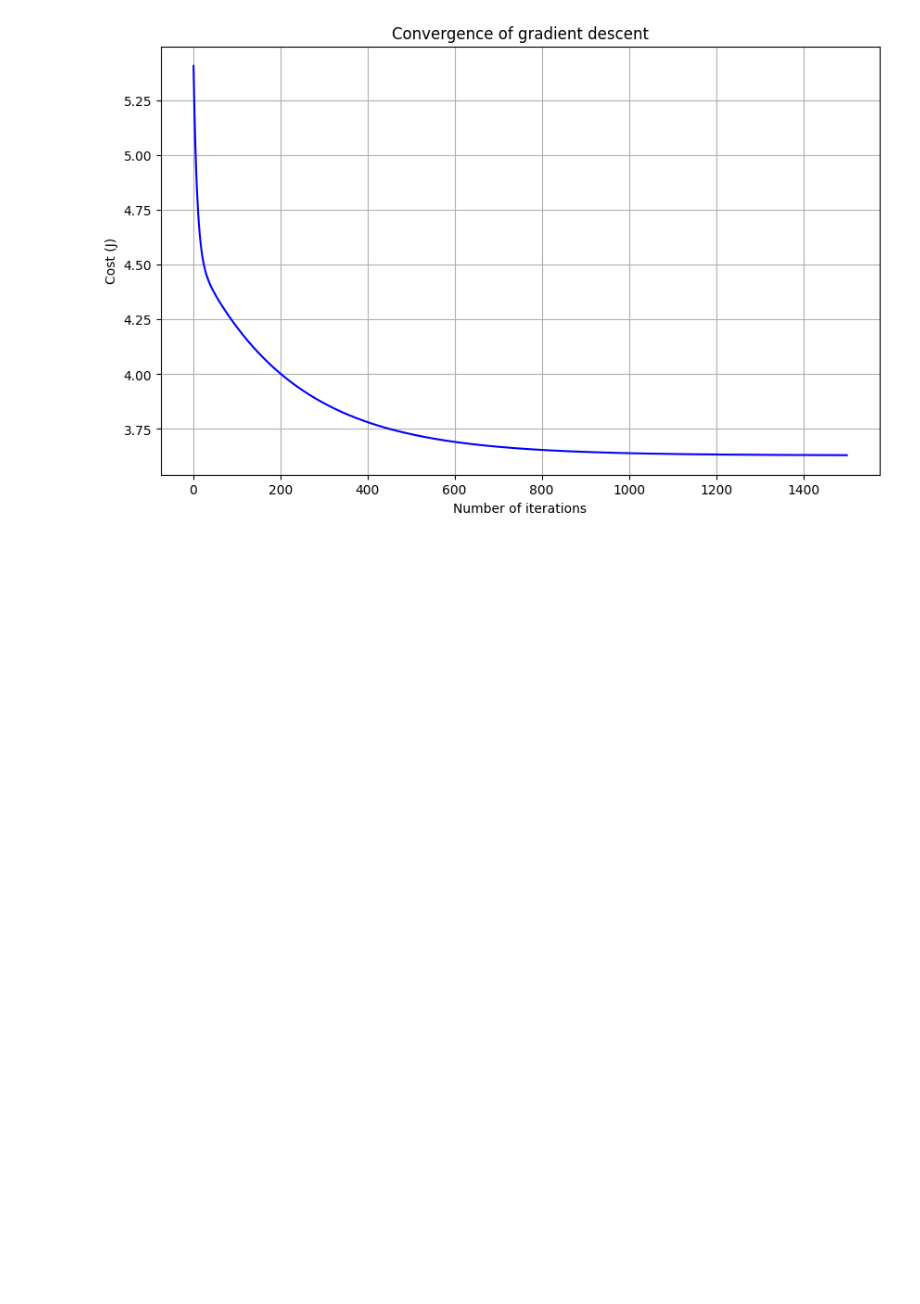
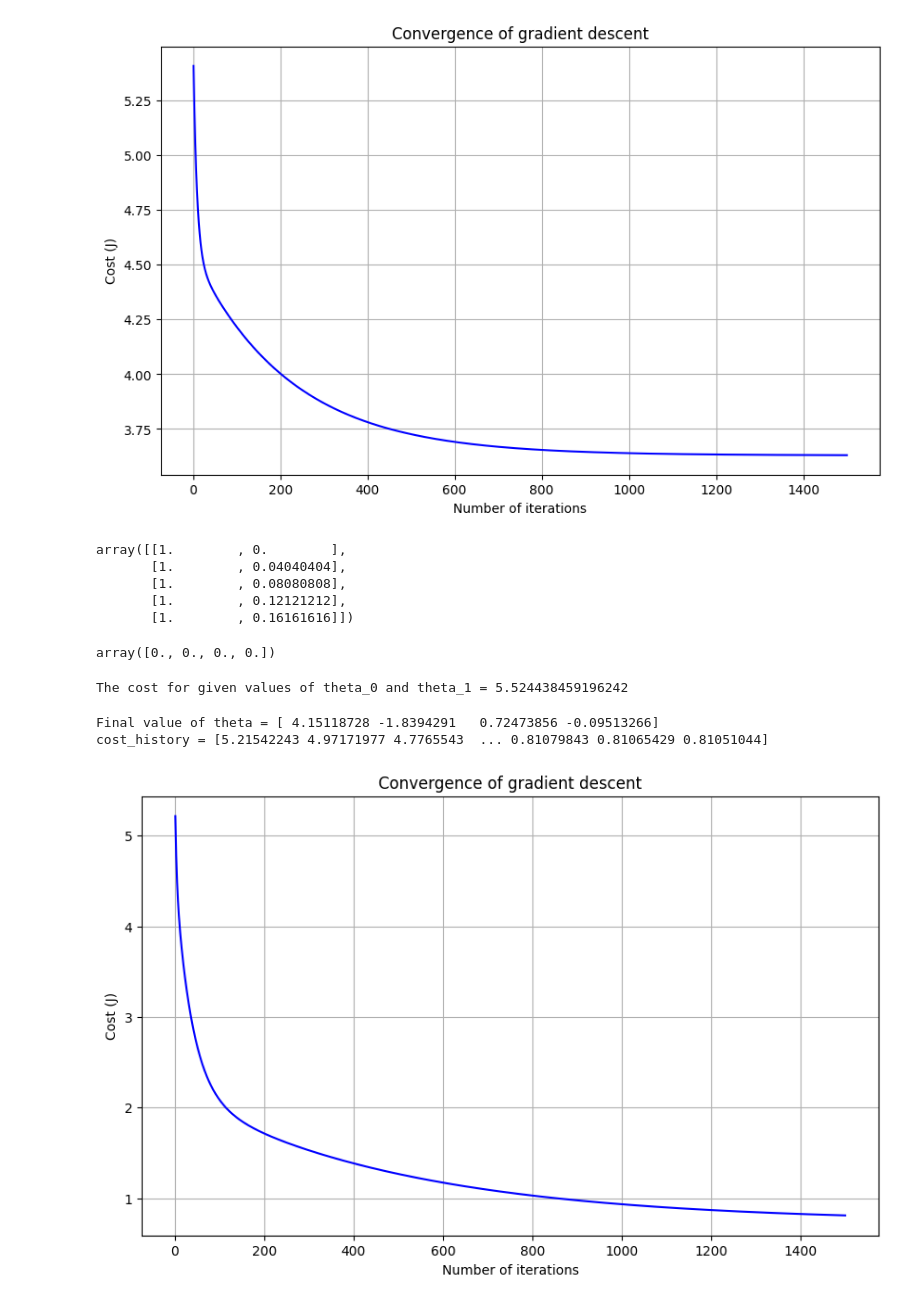
Before and after one commit to smitpatel201/IntroToMachineLearning, a Jupyter notebook: HW1_SmitPatel.ipynb, the cells around one changed output. Saved outputs shown, nothing was run; the diff lists cells and outputs as text; code cells hidden in the pictures; blank space fills up the shorter version.

```diff
--- a/HW1_SmitPatel.ipynb
+++ b/HW1_SmitPatel.ipynb
@@ -383,3 +383,47 @@ plt.title('Convergence of gradient descent')
 plt.show()
 # %% [output]
 [figure]
+# %%
+#QUESTION 2
+X_4_ = np.hstack((X_0, X_1, X_2, X_3))
+X[:5]
+# %% [output]
+array([[1.        , 0.        ],
+       [1.        , 0.04040404],
+       [1.        , 0.08080808],
+       [1.        , 0.12121212],
+       [1.        , 0.16161616]])
+# %%
+theta_4 = np.zeros(4)
+theta_4
+# %% [output]
+array([0., 0., 0., 0.])
+# %%
+cost_4 = compute_cost(X_4_, y, theta_4)
+print('The cost for given values of theta_0 and theta_1 =', cost_4)
+# %% [output]
+The cost for given values of theta_0 and theta_1 = 5.524438459196242
+# %%
+theta_4 = [0., 0., 0., 0.]
+iterations = 1500
+alpha = 0.01
+# %%
+theta_4, cost_history_4 = gradient_descent(X_4_, y, theta_4, alpha, iterations)
+print('Final value of theta =', theta_4)
+print('cost_history =', cost_history_4)
+# %% [output]
+Final value of theta = [ 4.15118728 -1.8394291   0.72473856 -0.09513266]
+cost_history = [5.21542243 4.97171977 4.7765543  ... 0.81079843 0.81065429 0.81051044]
+# %%
+plt.plot(range(1, iterations + 1), cost_history_4, color='blue')
+plt.rcParams["figure.figsize"] = (10, 6)
+plt.grid(True)
+
+plt.xlabel('Number of iterations')
+plt.ylabel('Cost (J)')
+plt.title('Convergence of gradient descent')
+
+# Show the plot
+plt.show()
+# %% [output]
+[figure, added]
```
Also changed, not shown: parts of 7 cells of this notebook.
